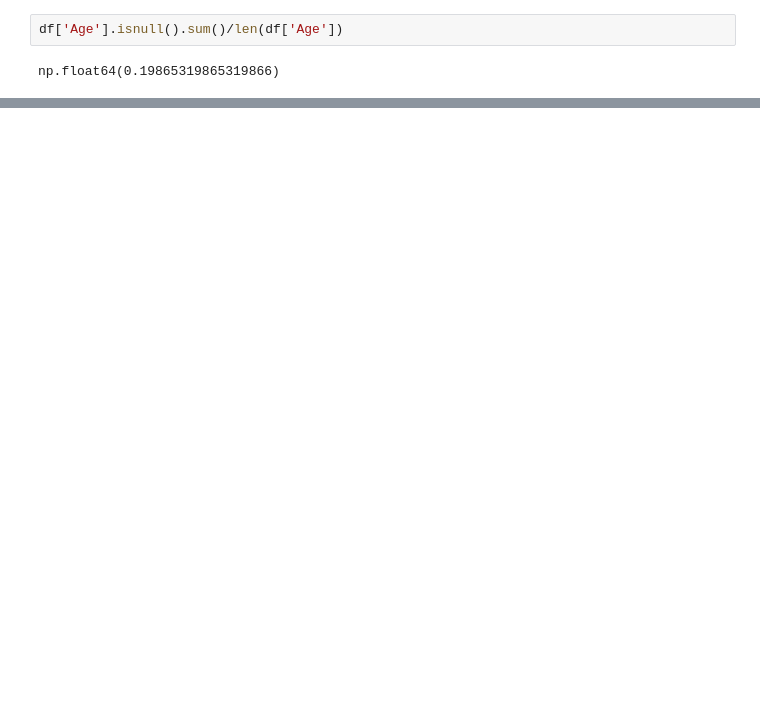
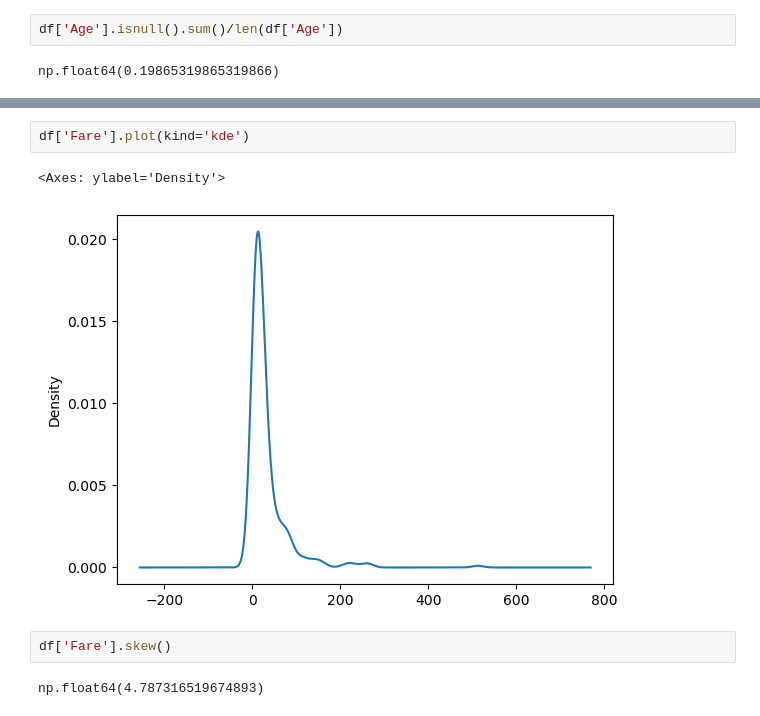
Before and after one commit to ranjansinghds/data-science-analysis, a Jupyter notebook: exploratory-data-analysis/eda_and_drawing_conclusions.ipynb, the cells around one changed output, grey strips where cells are left out. Saved outputs shown, nothing was run; the diff lists cells and outputs as text; blank space fills up the shorter version.

```diff
--- a/exploratory-data-analysis/eda_and_drawing_conclusions.ipynb
+++ b/exploratory-data-analysis/eda_and_drawing_conclusions.ipynb
@@ -130,0 +152,9 @@ np.float64(0.19865319865319866)
+# %%
+df['Fare'].plot(kind='kde')
+# %% [output]
+<Axes: ylabel='Density'>
+[figure, added]
+# %%
+df['Fare'].skew()
+# %% [output]
+np.float64(4.787316519674893)
```
Also changed, not shown: parts of 29 cells of this notebook.
